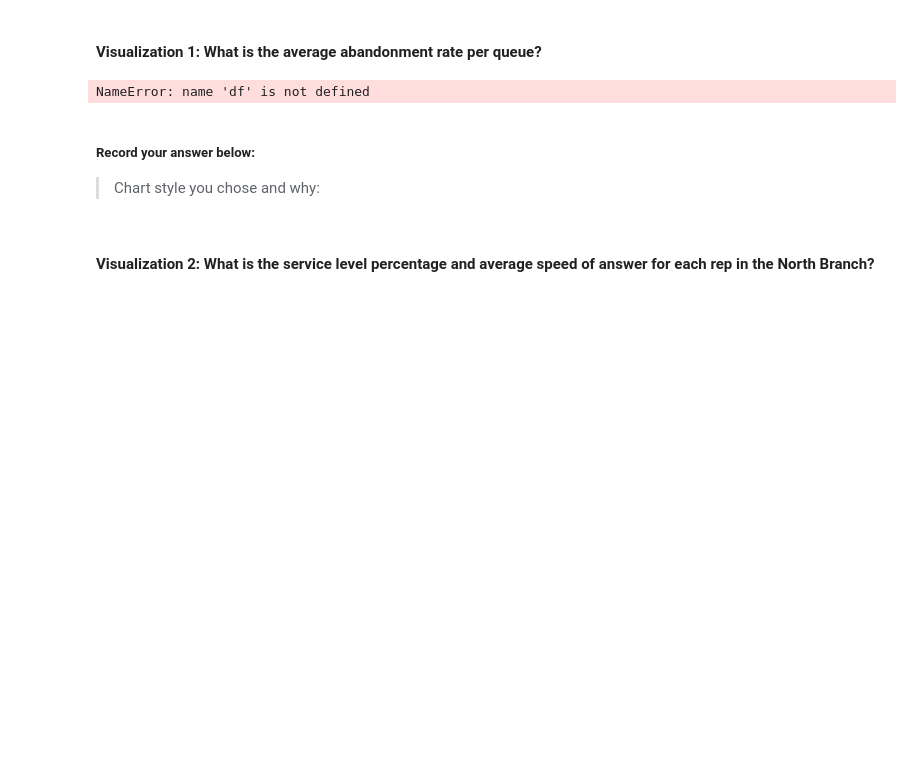
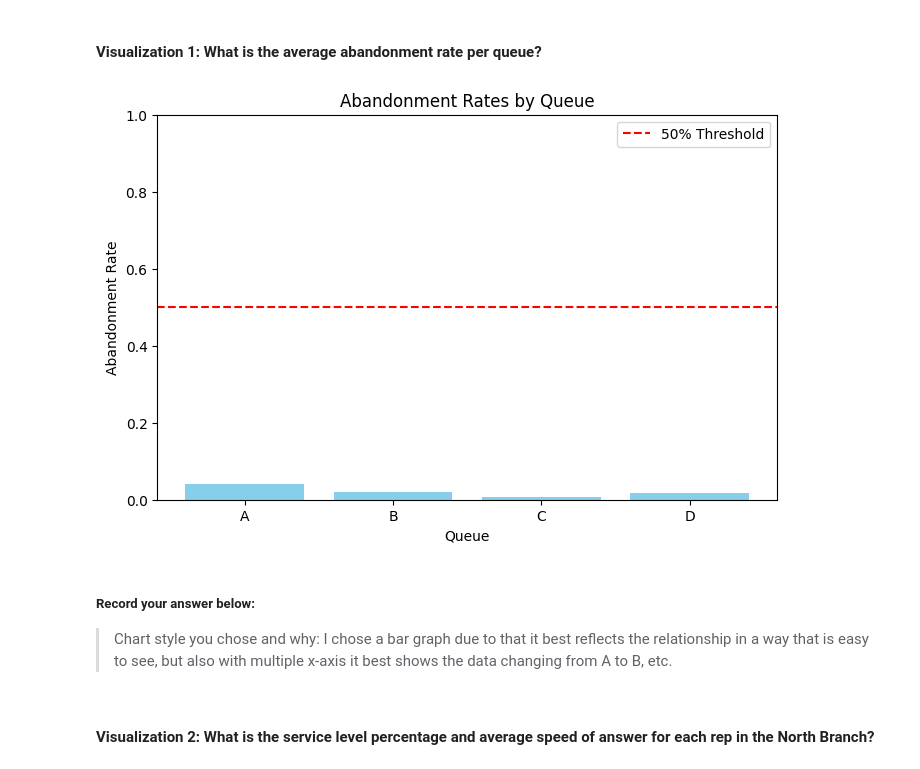
Before and after one commit to Zeal-G/call-center-cleanup-assignment, a Jupyter notebook: Call_Center_Cleanup.ipynb, the cells around one changed output. Drawn from its saved outputs; the diff is of its cells as text; code cells hidden in the pictures; blank space fills up the shorter version.

```diff
--- a/Call_Center_Cleanup.ipynb
+++ b/Call_Center_Cleanup.ipynb
@@ -363,21 +430,32 @@ Create a visualization for each of the following questions. Some of the code to
 # %%
 # Create visualization 1 here
 # Import any additional libraries needed with alias
-
+import seaborn as sns
+import matplotlib.pyplot as plt
+from matplotlib import style
 # The dictionary abandonment_rates has the data you need.
 abandonment_rates = {}
 queues = ["A", "B", "C", "D"]
-queue_dict = df.groupby("Queue").agg("sum")
+queue_dict = combined_df.groupby("Queue").agg("sum")
 for i in range(4):
     abandonment_rates[queues[i]] = queue_dict["Abandoned"][i] / queue_dict["Calls"][i]
 
-#Your code below:
+# Your code below:
+plt.figure(figsize=(8, 5))
+plt.bar(queues, list(abandonment_rates.values()), color='skyblue')
+plt.title('Abandonment Rates by Queue')
+plt.xlabel('Queue')
+plt.ylabel('Abandonment Rate')
+plt.ylim(0, 1)  # Assuming rates are between 0 and 1
+plt.axhline(y=0.5, color='r', linestyle='--', label='50% Threshold')  # Optional threshold line
+plt.legend()
+plt.show()
 # %% [output]
-NameError: name 'df' is not defined
+[figure, added]
 # %% [markdown]
 ##### Record your answer below:
 
-> Chart style you chose and why:
+> Chart style you chose and why: I chose a bar graph due to that it best reflects the relationship in a way that is easy to see, but also with multiple x-axis it best shows the data changing from A to B, etc.
 # %% [markdown]
 #### Visualization 2: What is the service level percentage and average speed of answer for each rep in the North Branch?
 # %%
```
Also changed, not shown: parts of 14 cells of this notebook.
